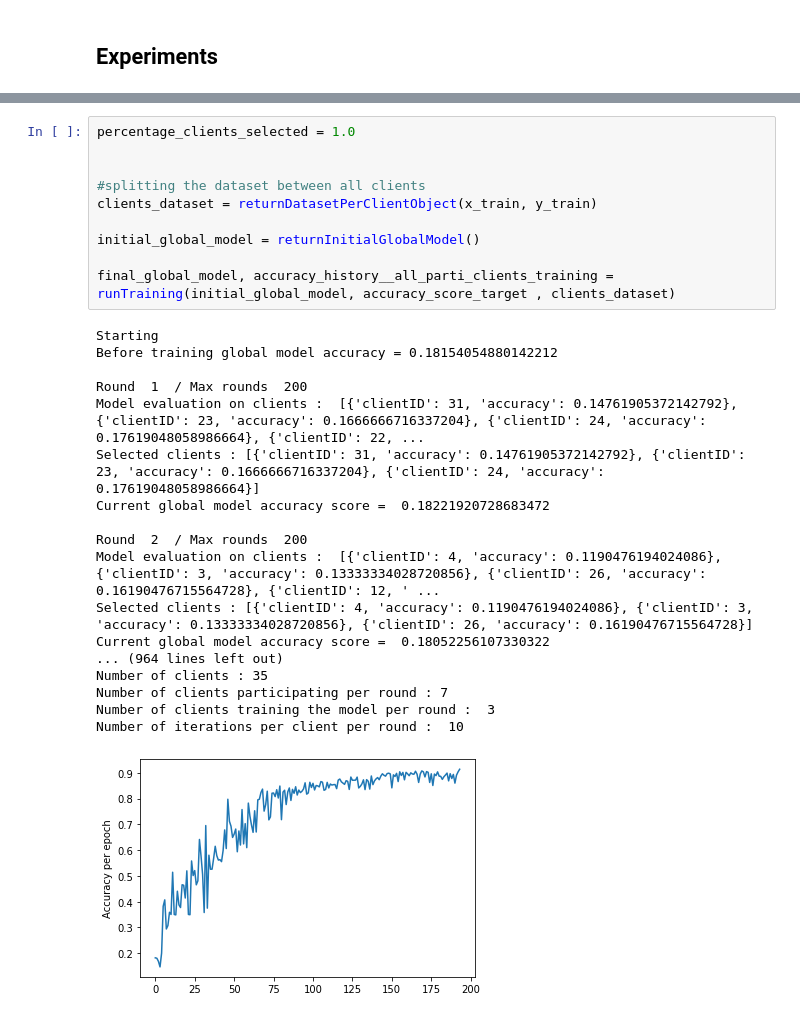
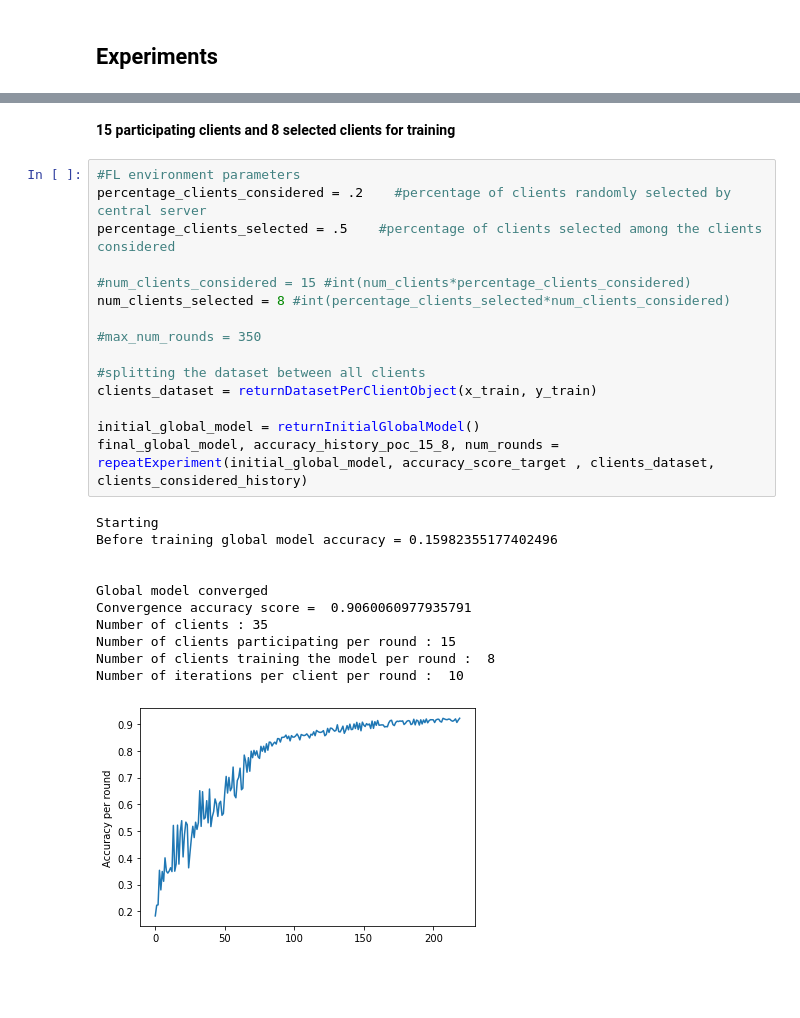
Before and after one commit to NRiccieri/HIAAC_Project_Group3, a Jupyter notebook: FL_proposta_algoritmo_compressao.ipynb, the cells around one changed output, grey strips where cells are left out. Cells and saved outputs as stored; diff of their text form; blank space fills up the shorter version.

```diff
--- a/FL_proposta_algoritmo_compressao.ipynb
+++ b/FL_proposta_algoritmo_compressao.ipynb
@@ -407,29 +513,29 @@ Number of iterations per client per round :  10
-# %%
-percentage_clients_selected = 1.0
-
-
-#splitting the dataset between all clients
-clients_dataset = returnDatasetPerClientObject(x_train, y_train)
-
-initial_global_model = returnInitialGlobalModel()
-
-final_global_model, accuracy_history__all_parti_clients_training = runTraining(initial_global_model, accuracy_score_target , clients_dataset)
-# %% [output]
-Starting
-Before training global model accuracy = 0.18154054880142212
-
-Round  1  / Max rounds  200
-Model evaluation on clients :  [{'clientID': 31, 'accuracy': 0.14761905372142792}, {'clientID': 23, 'accuracy': 0.1666666716337204}, {'clientID': 24, 'accuracy': 0.17619048058986664}, {'clientID': 22, ...
-Selected clients : [{'clientID': 31, 'accuracy': 0.14761905372142792}, {'clientID': 23, 'accuracy': 0.1666666716337204}, {'clientID': 24, 'accuracy': 0.17619048058986664}]
-Current global model accuracy score =  0.18221920728683472
-
-Round  2  / Max rounds  200
-Model evaluation on clients :  [{'clientID': 4, 'accuracy': 0.1190476194024086}, {'clientID': 3, 'accuracy': 0.13333334028720856}, {'clientID': 26, 'accuracy': 0.16190476715564728}, {'clientID': 12, ' ...
-Selected clients : [{'clientID': 4, 'accuracy': 0.1190476194024086}, {'clientID': 3, 'accuracy': 0.13333334028720856}, {'clientID': 26, 'accuracy': 0.16190476715564728}]
-Current global model accuracy score =  0.18052256107330322
-... (964 lines left out)
-Number of clients : 35
-Number of clients participating per round : 7
-Number of clients training the model per round :  3
-Number of iterations per client per round :  10
-[figure, removed]
+# %% [markdown]
+**15 participating clients and 8 selected clients for training**
+# %%
+#FL environment parameters
+percentage_clients_considered = .2    #percentage of clients randomly selected by central server
+percentage_clients_selected = .5    #percentage of clients selected among the clients considered
+
+#num_clients_considered = 15 #int(num_clients*percentage_clients_considered)
+num_clients_selected = 8 #int(percentage_clients_selected*num_clients_considered)
+
+#max_num_rounds = 350
+
+#splitting the dataset between all clients
+clients_dataset = returnDatasetPerClientObject(x_train, y_train)
+
+initial_global_model = returnInitialGlobalModel()
+final_global_model, accuracy_history_poc_15_8, num_rounds = repeatExperiment(initial_global_model, accuracy_score_target , clients_dataset, clients_considered_history)
+# %% [output]
+Starting
+Before training global model accuracy = 0.15982355177402496
+
+
+Global model converged
+Convergence accuracy score =  0.9060060977935791
+Number of clients : 35
+Number of clients participating per round : 15
+Number of clients training the model per round :  8
+Number of iterations per client per round :  10
+[figure, added]
```
Also changed, not shown: parts of 35 cells of this notebook.
